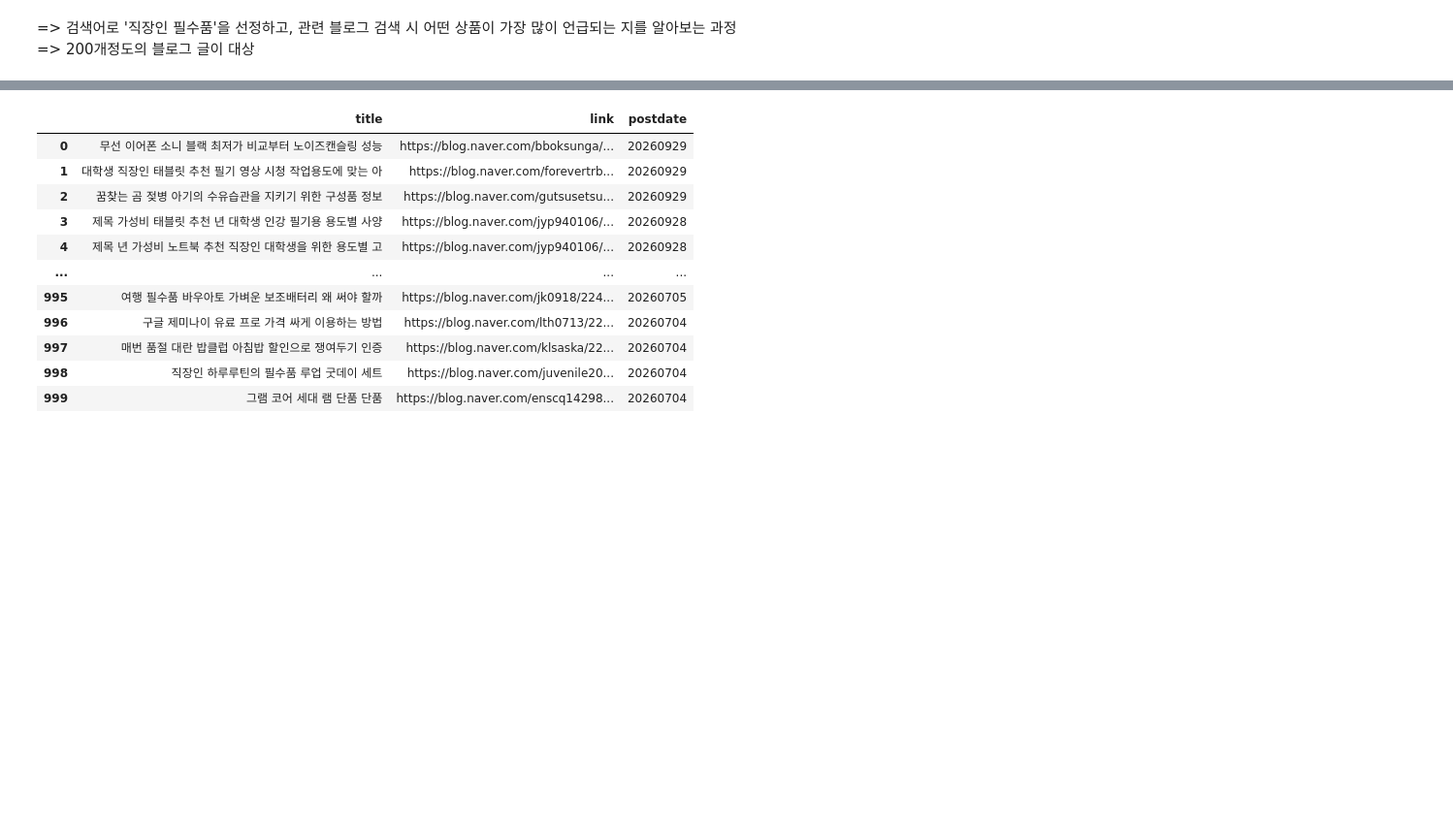
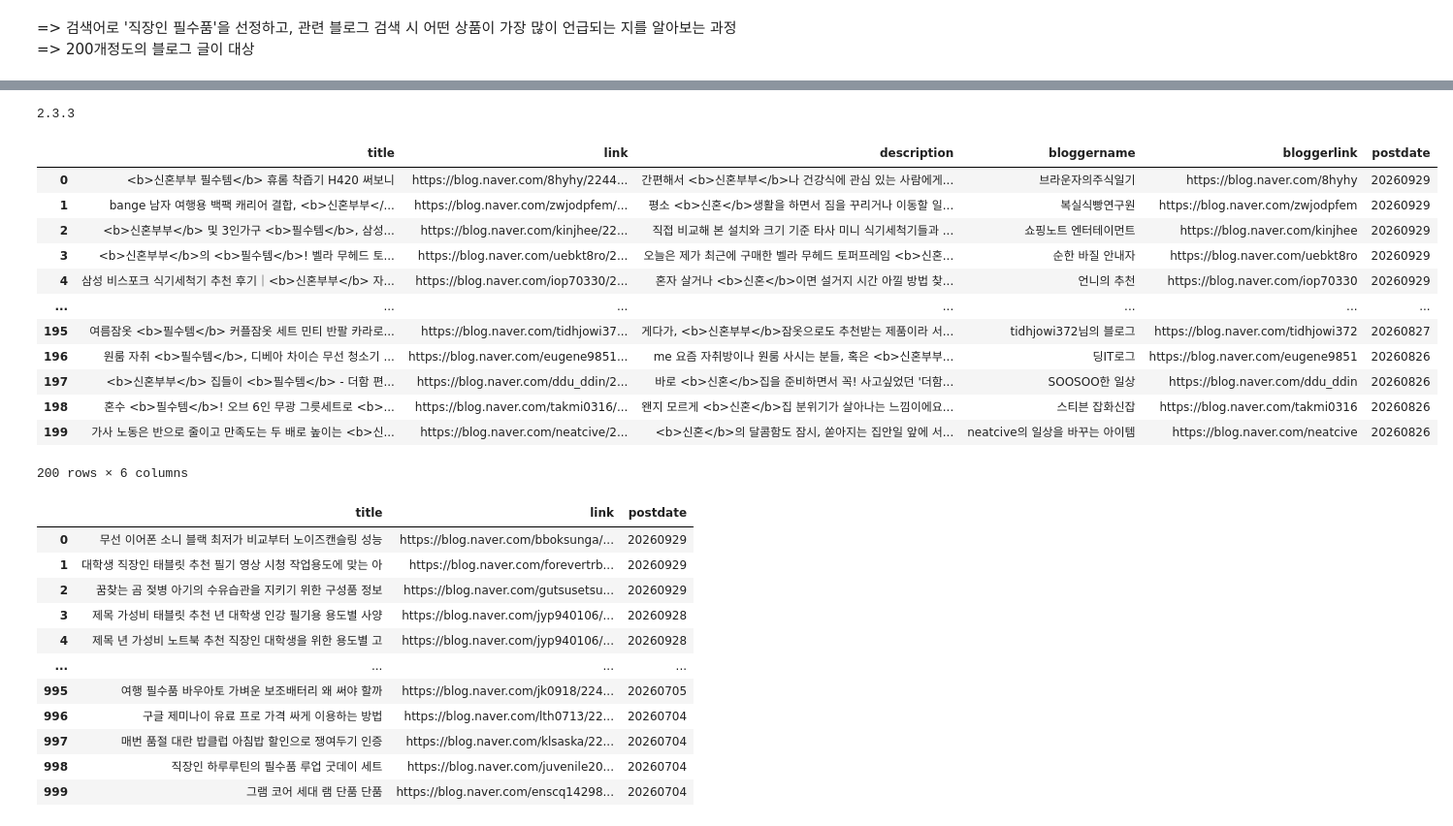
Before and after one commit to bikuud/Study_for_data, a Jupyter notebook: Practice/For_proposal/website_crawler.ipynb, the cells around one changed output, grey strips where cells are left out. Shown at 97% size. Saved outputs shown, nothing was run; the diff lists cells and outputs as text; code cells hidden in the pictures; blank space fills up the shorter version.

```diff
--- a/Practice/For_proposal/website_crawler.ipynb
+++ b/Practice/For_proposal/website_crawler.ipynb
@@ -129,3 +112,33 @@ dtype: int64
+# %%
+print(pd.__version__)
+# %% [output]
+2.3.3
+# %%
+sample_df=pd.json_normalize(df_sample1.loc[:])
+sample_df.index=df_sample1.index
+# %%
+def text_extractor(df):
+    sample_df=pd.json_normalize(df.loc[:])
+    sample_df.index=df.index
+    return sample_df
+# %%
+df_sample1=text_extractor(df_sample1)
+# %%
+df_sample1
+# %% [output]
+|  | title | link | description | bloggername | bloggerlink | postdate |
+| 0 | <b>신혼부부 필수템</b> 휴롬 착즙기 H420 써보니 | https://blog.naver.com/8hyhy/2244... | 간편해서 <b>신혼부부</b>나 건강식에 관심 있는 사람에게... | 브라운자의주식일기 | https://blog.naver.com/8hyhy | 20260929 |
+| 1 | bange 남자 여행용 백팩 캐리어 결합, <b>신혼부부</... | https://blog.naver.com/zwjodpfem/... | 평소 <b>신혼</b>생활을 하면서 짐을 꾸리거나 이동할 일... | 복실식빵연구원 | https://blog.naver.com/zwjodpfem | 20260929 |
+| 2 | <b>신혼부부</b> 및 3인가구 <b>필수템</b>, 삼성... | https://blog.naver.com/kinjhee/22... | 직접 비교해 본 설치와 크기 기준 타사 미니 식기세척기들과 ... | 쇼핑노트 엔터테이먼트 | https://blog.naver.com/kinjhee | 20260929 |
+| 3 | <b>신혼부부</b>의 <b>필수템</b>! 벨라 무헤드 토... | https://blog.naver.com/uebkt8ro/2... | 오늘은 제가 최근에 구매한 벨라 무헤드 토퍼프레임 <b>신혼... | 순한 바질 안내자 | https://blog.naver.com/uebkt8ro | 20260929 |
+| 4 | 삼성 비스포크 식기세척기 추천 후기｜<b>신혼부부</b> 자... | https://blog.naver.com/iop70330/2... | 혼자 살거나 <b>신혼</b>이면 설거지 시간 아낄 방법 찾... | 언니의 추천 | https://blog.naver.com/iop70330 | 20260929 |
+| ... | ... | ... | ... | ... | ... | ... |
+| 195 | 여름잠옷 <b>필수템</b> 커플잠옷 세트 민티 반팔 카라로... | https://blog.naver.com/tidhjowi37... | 게다가, <b>신혼부부</b>잠옷으로도 추천받는 제품이라 서... | tidhjowi372님의 블로그 | https://blog.naver.com/tidhjowi372 | 20260827 |
+| 196 | 원룸 자취 <b>필수템</b>, 디베아 차이슨 무선 청소기 ... | https://blog.naver.com/eugene9851... | me 요즘 자취방이나 원룸 사시는 분들, 혹은 <b>신혼부부... | 딩IT로그 | https://blog.naver.com/eugene9851 | 20260826 |
+| 197 | <b>신혼부부</b> 집들이 <b>필수템</b> - 더함 편... | https://blog.naver.com/ddu_ddin/2... | 바로 <b>신혼</b>집을 준비하면서 꼭! 사고싶었던 '더함... | SOOSOO한 일상 | https://blog.naver.com/ddu_ddin | 20260826 |
+| 198 | 혼수 <b>필수템</b>! 오브 6인 무광 그릇세트로 <b>... | https://blog.naver.com/takmi0316/... | 왠지 모르게 <b>신혼</b>집 분위기가 살아나는 느낌이에요... | 스티븐 잡화신잡 | https://blog.naver.com/takmi0316 | 20260826 |
+| 199 | 가사 노동은 반으로 줄이고 만족도는 두 배로 높이는 <b>신... | https://blog.naver.com/neatcive/2... | <b>신혼</b>의 달콤함도 잠시, 쏟아지는 집안일 앞에 서... | neatcive의 일상을 바꾸는 아이템 | https://blog.naver.com/neatcive | 20260826 |
+200 rows × 6 columns
 # %%
 import re
 
```
Also changed, not shown: parts of 4 cells of this notebook.
